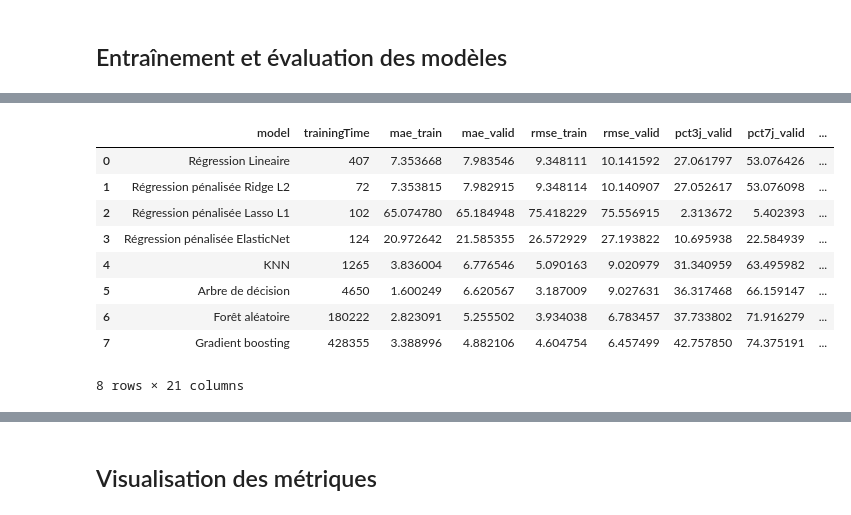
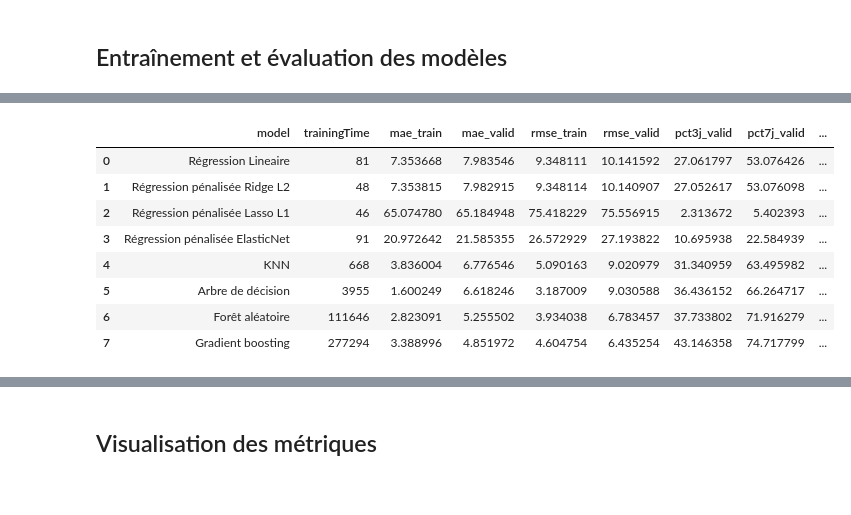
Before and after one commit to gerard-loic/floracle, a Jupyter notebook: notebooks/D.entrainement-et-evaluation.ipynb, the cells around one changed output, grey strips where cells are left out. Drawn from its saved outputs; the diff is of its cells as text; code cells hidden in the pictures.

```diff
--- a/notebooks/D.entrainement-et-evaluation.ipynb
+++ b/notebooks/D.entrainement-et-evaluation.ipynb
@@ -562,35 +525,23 @@ Valeur réelle : 147 - valeur prédite : 146.9
 # %%
 # Conversion en dataframe
 tracking_df = pd.DataFrame(tracking, columns=[
     "model", "trainingTime",
     "mae_train", "mae_valid",
     "rmse_train", "rmse_valid",
     "pct3j_valid", "pct7j_valid",
-    "mae_j15_valid",
-    "rmse_j15_valid",
-    "mae_j30_valid",
-    "rmse_j30_valid",
-    "mae_j45_valid",
-    "rmse_j45_valid",
-    "mae_j60_valid",
-    "rmse_j60_valid",
-    "mae_j90_valid",
-    "rmse_j90_valid",
-    "r2_train", "r2_valid",
     "poids"
 ])
 tracking_df
 # %% [output]
 |  | model | trainingTime | mae_train | mae_valid | rmse_train | rmse_valid | pct3j_valid | pct7j_valid | ... |
-| 0 | Régression Lineaire | 407 | 7.353668 | 7.983546 | 9.348111 | 10.141592 | 27.061797 | 53.076426 | ... |
-| 1 | Régression pénalisée Ridge L2 | 72 | 7.353815 | 7.982915 | 9.348114 | 10.140907 | 27.052617 | 53.076098 | ... |
-| 2 | Régression pénalisée Lasso L1 | 102 | 65.074780 | 65.184948 | 75.418229 | 75.556915 | 2.313672 | 5.402393 | ... |
-| 3 | Régression pénalisée ElasticNet | 124 | 20.972642 | 21.585355 | 26.572929 | 27.193822 | 10.695938 | 22.584939 | ... |
-| 4 | KNN | 1265 | 3.836004 | 6.776546 | 5.090163 | 9.020979 | 31.340959 | 63.495982 | ... |
-| 5 | Arbre de décision | 4650 | 1.600249 | 6.620567 | 3.187009 | 9.027631 | 36.317468 | 66.159147 | ... |
-| 6 | Forêt aléatoire | 180222 | 2.823091 | 5.255502 | 3.934038 | 6.783457 | 37.733802 | 71.916279 | ... |
-| 7 | Gradient boosting | 428355 | 3.388996 | 4.882106 | 4.604754 | 6.457499 | 42.757850 | 74.375191 | ... |
+| 0 | Régression Lineaire | 81 | 7.353668 | 7.983546 | 9.348111 | 10.141592 | 27.061797 | 53.076426 | ... |
+| 1 | Régression pénalisée Ridge L2 | 48 | 7.353815 | 7.982915 | 9.348114 | 10.140907 | 27.052617 | 53.076098 | ... |
+| 2 | Régression pénalisée Lasso L1 | 46 | 65.074780 | 65.184948 | 75.418229 | 75.556915 | 2.313672 | 5.402393 | ... |
+| 3 | Régression pénalisée ElasticNet | 91 | 20.972642 | 21.585355 | 26.572929 | 27.193822 | 10.695938 | 22.584939 | ... |
+| 4 | KNN | 668 | 3.836004 | 6.776546 | 5.090163 | 9.020979 | 31.340959 | 63.495982 | ... |
+| 5 | Arbre de décision | 3955 | 1.600249 | 6.618246 | 3.187009 | 9.030588 | 36.436152 | 66.264717 | ... |
+| 6 | Forêt aléatoire | 111646 | 2.823091 | 5.255502 | 3.934038 | 6.783457 | 37.733802 | 71.916279 | ... |
+| 7 | Gradient boosting | 277294 | 3.388996 | 4.851972 | 4.604754 | 6.435254 | 43.146358 | 74.717799 | ... |
-8 rows × 21 columns
 # %%
 #Calcul temps inférence (sur 100 lignes)
 import time
```
Also changed, not shown: parts of 15 cells of this notebook.
